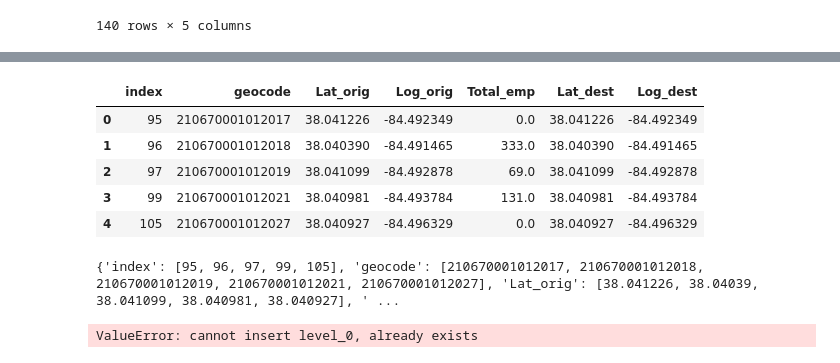
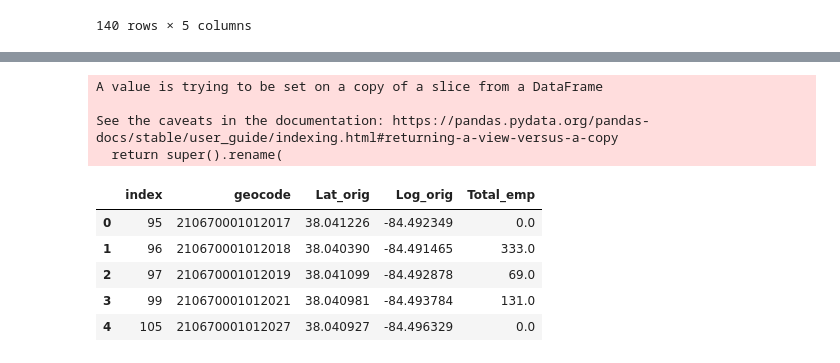
Before and after one commit to dako226/ce599, a Jupyter notebook: Final project /Final project,Pedestrians.ipynb, the cells around one changed output, grey strips where cells are left out. Saved outputs shown, nothing was run; the diff lists cells and outputs as text; code cells hidden in the pictures.

```diff
--- a/Final project /Final project,Pedestrians.ipynb
+++ b/Final project /Final project,Pedestrians.ipynb
@@ -197,39 +157,21 @@ df_five
-# %%
-
-selected_columns = df_five[['geocode',"Lag","Log"]]
-#Index into desired columns to copy
-
-new_df = selected_columns.copy()
-
-df_mergefive = df_five.merge(new_df, how='left', on='geocode')
-df_mergefive
-df_mergefive.rename(columns = {'Lag_x':'Lat_orig', 'Log_x':'Log_orig','Total emp':'Total_emp', 'Lag_y':'Lat_dest','Log_y':'Log_dest'}, inplace = True)
-df_mergefive
-# %% [output]
-|  | index | geocode | Lat_orig | Log_orig | Total_emp | Lat_dest | Log_dest |
-| 0 | 95 | 210670001012017 | 38.041226 | -84.492349 | 0.0 | 38.041226 | -84.492349 |
-| 1 | 96 | 210670001012018 | 38.040390 | -84.491465 | 333.0 | 38.040390 | -84.491465 |
-| 2 | 97 | 210670001012019 | 38.041099 | -84.492878 | 69.0 | 38.041099 | -84.492878 |
-| 3 | 99 | 210670001012021 | 38.040981 | -84.493784 | 131.0 | 38.040981 | -84.493784 |
-| 4 | 105 | 210670001012027 | 38.040927 | -84.496329 | 0.0 | 38.040927 | -84.496329 |
-# %%
-dictionaryObt = df_mergefive.to_dict(orient="list");
-print(dictionaryObt)
-# %% [output]
-{'index': [95, 96, 97, 99, 105], 'geocode': [210670001012017, 210670001012018, 210670001012019, 210670001012021, 210670001012027], 'Lat_orig': [38.041226, 38.04039, 38.041099, 38.040981, 38.040927], ' ...
-# %%
-latitude = 38.03126673778558 # the middle point
-longtitude = -84.49204387864383
-square = 0.006 #the distance
-df_latlog = df_latlog.loc[df_latlog['Lag']<(latitude+square)]
-df_latlog = df_latlog.loc[df_latlog['Lag']>(latitude-square)]
-df_latlog = df_latlog.loc[df_latlog['Log']<(longtitude+square)]
-df_latlog = df_latlog.loc[df_latlog['Log']>(longtitude-square)]
-
-df_latlog = df_latlog.reset_index()
-df_latlog
-# %% [output]
-ValueError: cannot insert level_0, already exists
+# %%
+# The first 5 rows will be my practice. If this works than everything works.
+# I am going to rename the colums.
+df_mergefive = df_merge.head()
+df_mergefive
+df_mergefive.rename(columns = {'Lag':'Lat_orig', 'Log':'Log_orig','Total emp':'Total_emp'}, inplace = True)
+df_mergefive
+# %% [output]
+A value is trying to be set on a copy of a slice from a DataFrame
+
+See the caveats in the documentation: https://pandas.pydata.org/pandas-docs/stable/user_guide/indexing.html#returning-a-view-versus-a-copy
+  return super().rename(
+|  | index | geocode | Lat_orig | Log_orig | Total_emp |
+| 0 | 95 | 210670001012017 | 38.041226 | -84.492349 | 0.0 |
+| 1 | 96 | 210670001012018 | 38.040390 | -84.491465 | 333.0 |
+| 2 | 97 | 210670001012019 | 38.041099 | -84.492878 | 69.0 |
+| 3 | 99 | 210670001012021 | 38.040981 | -84.493784 | 131.0 |
+| 4 | 105 | 210670001012027 | 38.040927 | -84.496329 | 0.0 |
 # %%
 df_new = df_latlog.merge(df_empl, how='left', on='geocode')
 df_new['Total emp'] = df_merge['Total emp'].fillna(0)
```
Also changed, not shown: parts of 32 cells of this notebook.
